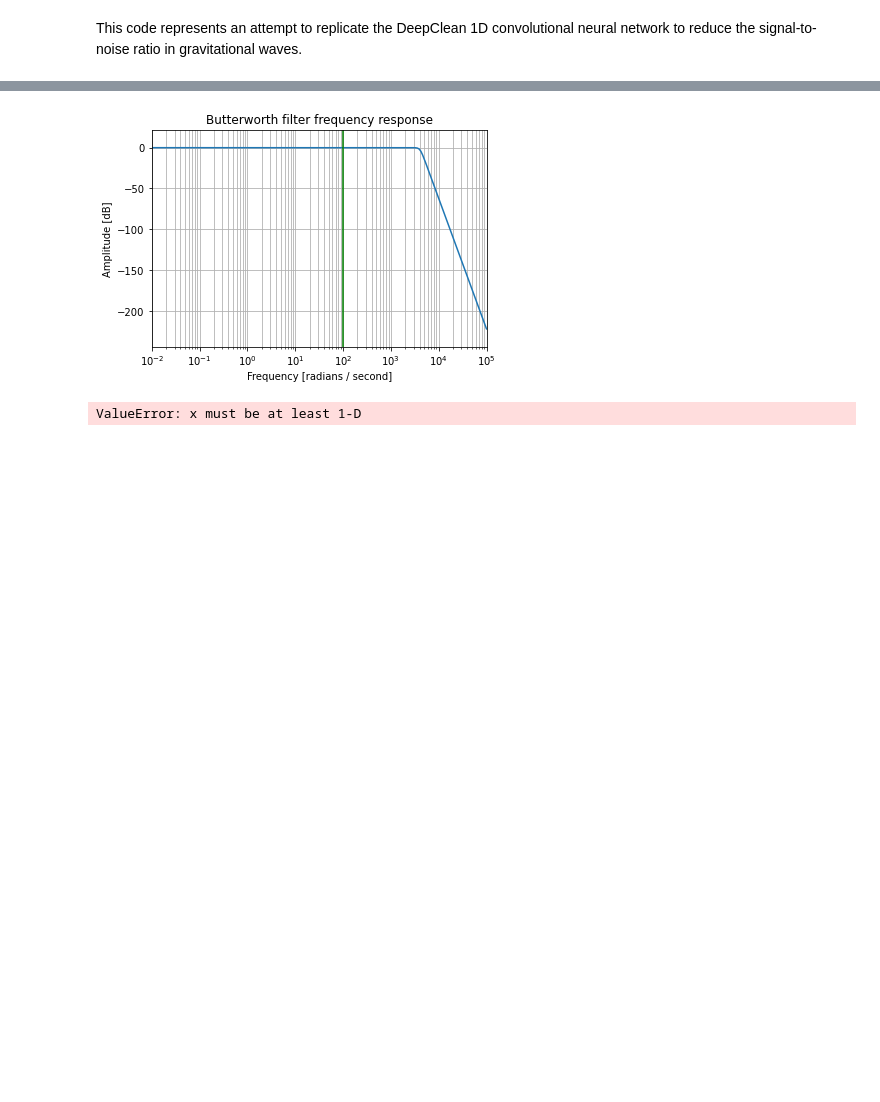
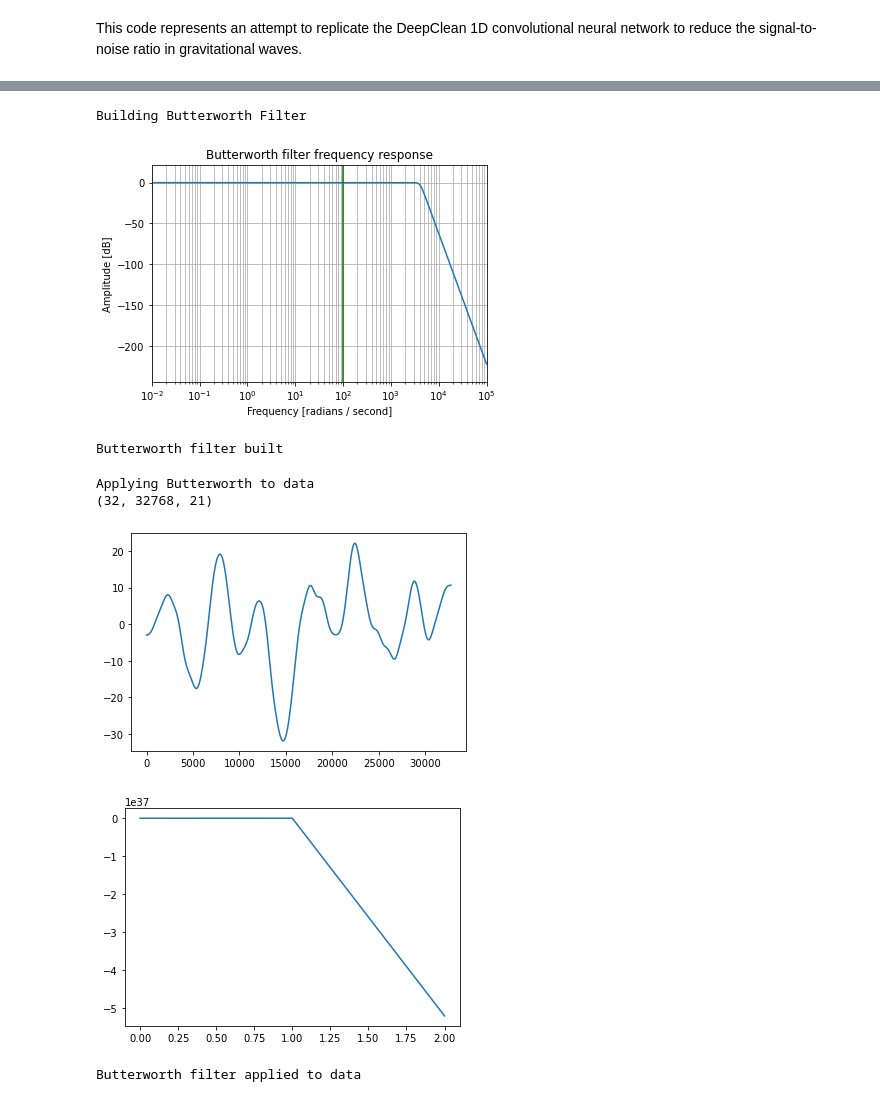
Before and after one commit to telmar3/PHYS139_FinalProject, a Jupyter notebook: final_project_v1.ipynb, the cells around one changed output, grey strips where cells are left out. Saved outputs shown, nothing was run; the diff lists cells and outputs as text; code cells hidden in the pictures; blank space fills up the shorter version.

```diff
--- a/final_project_v1.ipynb
+++ b/final_project_v1.ipynb
@@ -54,11 +62,6 @@ with h5py.File("data/deepclean-1251335314-4097.h5", "r") as f:
 # %%
 #Preprocessing:
 #Normalize the data
-from scipy import signal
-from sklearn.preprocessing import StandardScaler
-import matplotlib.pyplot as plt
-import numpy as np
-
 """
 Pre-processing data structure:
 
@@ -78,13 +81,11 @@ Pre-processing data structure:
 
 7. Testing: Segment overlap [%] = 50%
 """
-strain_data = None
-witness_data = None
 
-
-# 2: Butterworth
+# 2.0: Butterworth
+print("Building Butterworth Filter")
 N = 8 # order of butterworth filter
-Wn = [0,4096] # passband [low end, high end]
+Wn = [0, 4096] #passband [low end, high end]
 filter_type = "bp"
 fs = Wn[1]/2
 
@@ -99,34 +100,26 @@ plt.grid(which='both', axis='both')
 plt.axvline(100, color='green') # cutoff frequency
 plt.show()
 butter_sos = signal.butter(N, Wn, filter_type, fs , output = 'sos')
-
-# Apply butter_sos to data
-strain_data = signal.sosfilt(butter_sos, strain_data)
-witness_data = signal.sosfilt(butter_sos, witness_data)
-
-
-# 3: Standard Scalar (Z-score)
-scalar = StandardScalar()
-
-strain_data = scalar.transform(strain_data)
-witness_data = scalar.transform(witness_data)
-
-
-# 4: Windowing
-overlap_percent = 0.96875 #Percent
-resolution = 0.5 #Hz
-sample_rate = 4096 #LIGO sample rate
-window_size = 8*sample_rate # 8 Seconds times 4096 samples per second
-DFT_size = 2*sample_rate # 2 Seconds time 4096 sample rate
-
-
-# 5: Welches Method
-window_type = None
-nperseg = window_size
-noverlap = window_size*overlap_percent
-nfft = DFT_size
-strain_data = signal.welch(strain_data, fs, window_type, nperseg, noverlap, nfft)
-witness_data = signal.welch(witness_data, fs, window_type, nperseg, noverlap, nfft)
+print("Butterworth filter built")
 # %% [output]
+Building Butterworth Filter
 [figure]
-ValueError: x must be at least 1-D
+Butterworth filter built
+# %%
+# 2.1: Apply butter_sos to data
+print("Applying Butterworth to data")
+print(witness_data.shape)
+plt.plot(witness_data[0][:,0])
+plt.show()
+for idx in range(len(witness_data)):
+    for channel in range(channels):
+        witness_data[idx][:, channel] = signal.sosfilt(butter_sos, witness_data[idx][:, channel])
+plt.plot(witness_data[0][:,0])
+plt.show()
+print("Butterworth filter applied to data")
+# %% [output]
+Applying Butterworth to data
+(32, 32768, 21)
+[figure, added]
+[figure, added]
+Butterworth filter applied to data
```
Also changed, not shown: parts of 6 cells of this notebook.
